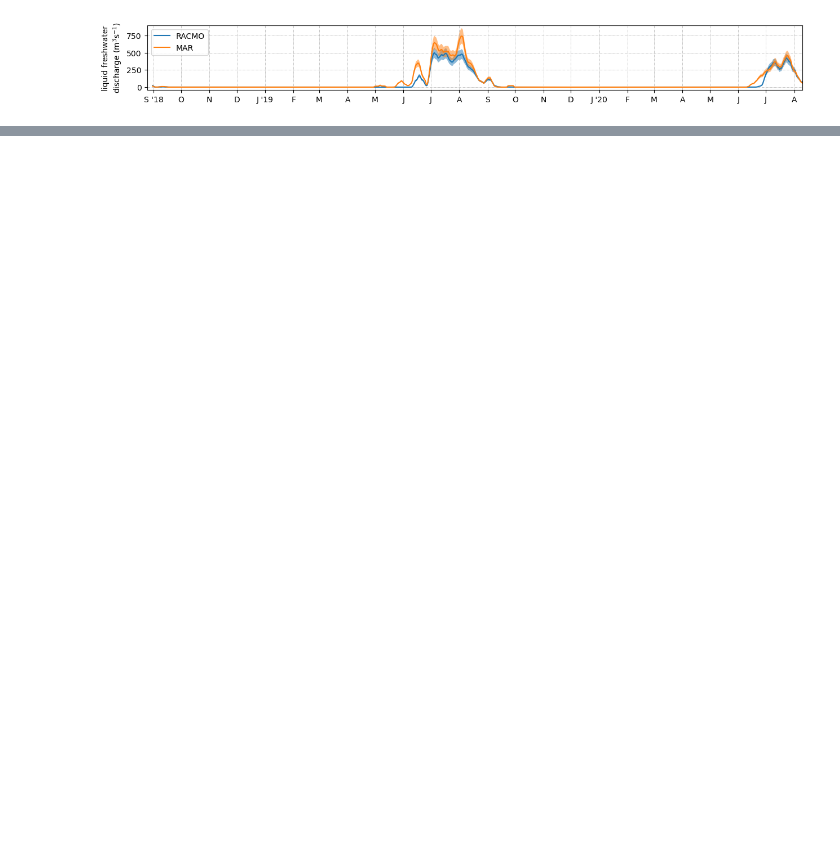
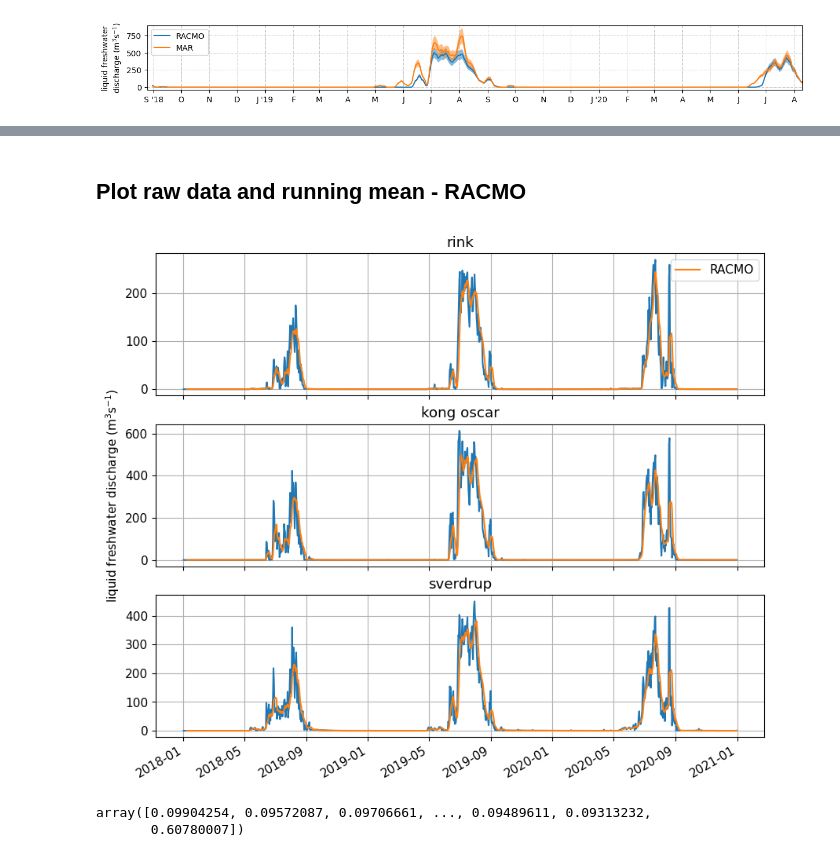
Before and after one commit to mjzahn/glacier_discharge, a Jupyter notebook: liquid_freshwater_discharge.ipynb, the cells around one changed output, grey strips where cells are left out. Cells and saved outputs as stored; diff of their text form; code cells hidden in the pictures; blank space fills up the shorter version.

```diff
--- a/liquid_freshwater_discharge.ipynb
+++ b/liquid_freshwater_discharge.ipynb
@@ -701,0 +829,46 @@ plt.savefig("../code/figures/fjord_subplots/KO_runoff.png", bbox_inches="tight",
+# %% [markdown]
+## Plot raw data and running mean - RACMO
+# %%
+fig, axs = plt.subplots(3)
+plt.rcParams["figure.figsize"] = (10,8)
+plt.rcParams['font.size'] = 11
+
+# raw data
+rink_racmo_ds.sum(dim=['basin_type','station']).discharge.plot(ax=axs[0])
+# running mean
+rink_racmo_7d = rink_racmo_ds.discharge.sum(dim=['station','basin_type']).rolling(time=7).mean()
+rink_racmo_7d.plot(ax=axs[0], label='RACMO')
+axs[0].set_title("rink")
+axs[0].xaxis.set_ticklabels([])
+axs[0].set_xlabel("")
+axs[0].set_ylabel("")
+axs[0].grid()
+axs[0].legend()
+
+# raw data
+KO_racmo_ds.sum(dim=['basin_type','station']).discharge.plot(ax=axs[1])
+# running mean
+KO_racmo_7d = KO_racmo_ds.discharge.sum(dim=['station','basin_type']).rolling(time=7).mean()
+KO_racmo_7d.plot(ax=axs[1])
+axs[1].set_title("kong oscar")
+axs[1].xaxis.set_ticklabels([])
+axs[1].set_xlabel("")
+axs[1].set_ylabel("liquid freshwater discharge (m$^3$s$^{-1}$)")
+axs[1].grid()
+
+# raw data
+sver_racmo_ds.sum(dim=['basin_type','station']).discharge.plot(ax=axs[2])
+# running mean
+sver_racmo_7d = sver_racmo_ds.discharge.sum(dim=['station','basin_type']).rolling(time=7).mean()
+sver_racmo_7d.plot(ax=axs[2])
+axs[2].set_ylabel("")
+axs[2].set_xlabel("")
+axs[2].set_title("sverdrup")
+axs[2].grid();
+# %% [output]
+[figure, added]
+# %%
+sver_racmo_ds.sum(dim=['basin_type','station']).discharge.values
+# %% [output]
+array([0.09904254, 0.09572087, 0.09706661, ..., 0.09489611, 0.09313232,
+       0.60780007])
```
Also changed, not shown: parts of 8 cells of this notebook.
